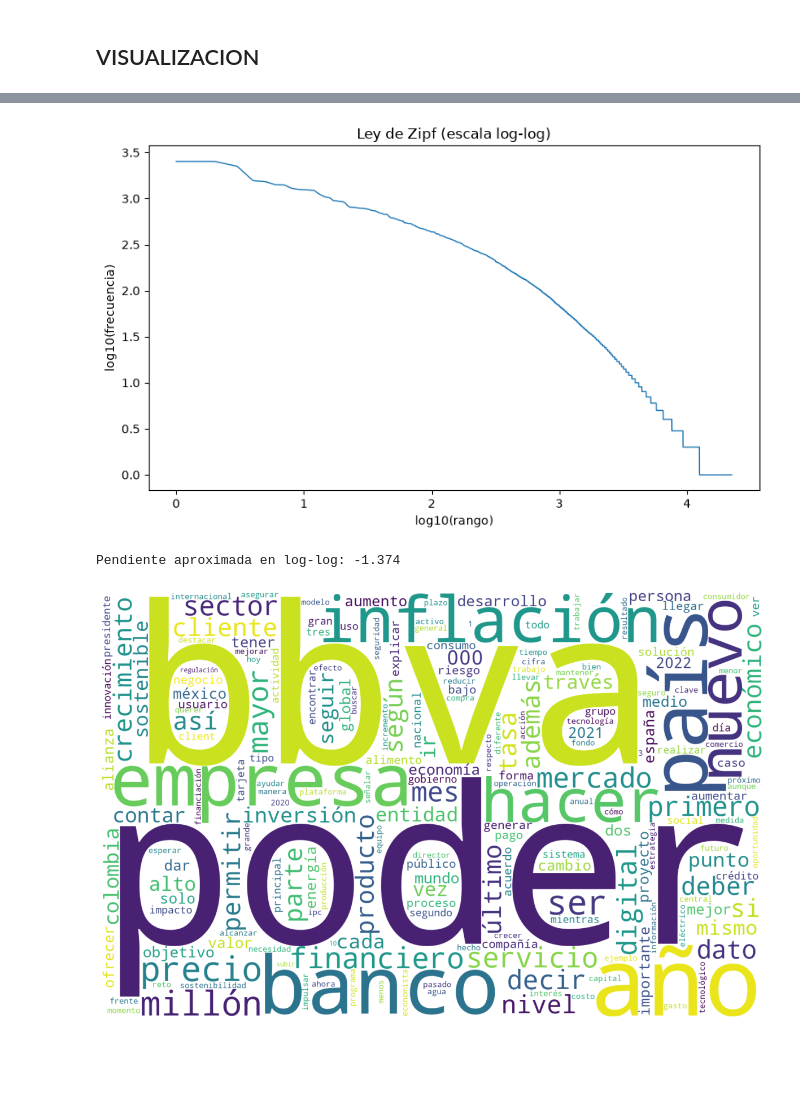
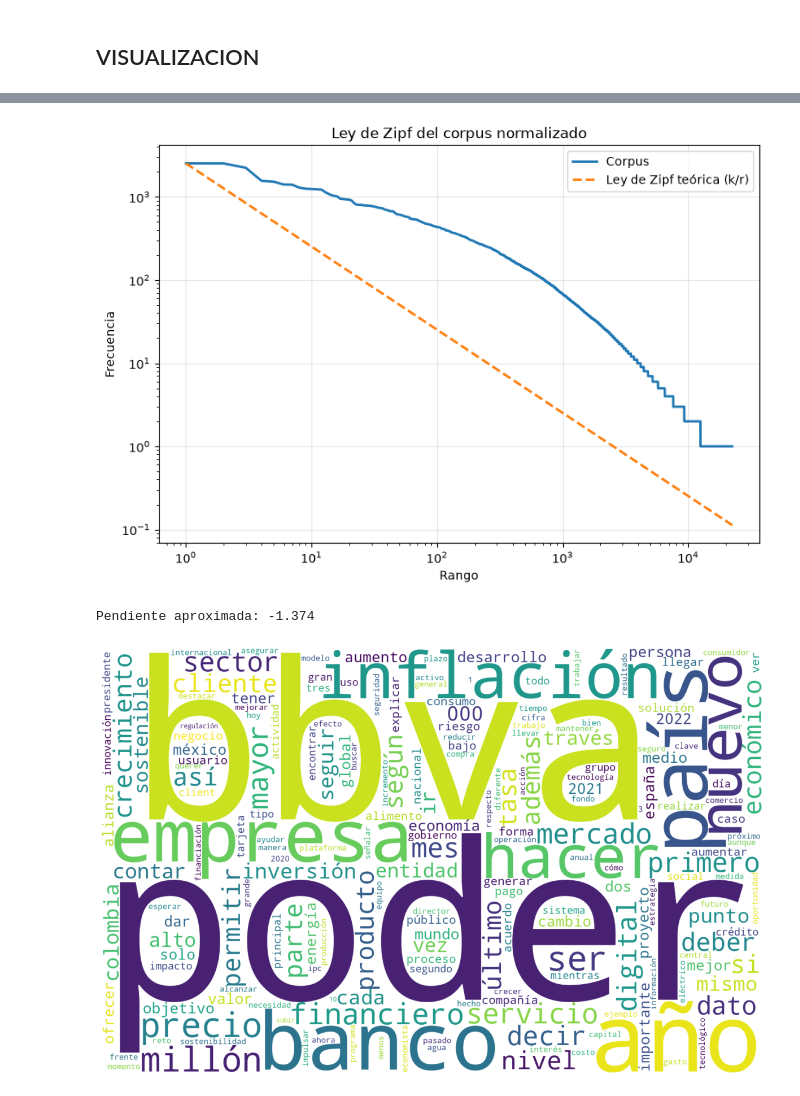
Before and after one commit to Cynthiss/NLP, a Jupyter notebook: Lab_1.ipynb, the cells around one changed output, grey strips where cells are left out. Cells and saved outputs as stored; diff of their text form; code cells hidden in the pictures; blank space fills up the shorter version.

```diff
--- a/Lab_1.ipynb
+++ b/Lab_1.ipynb
@@ -311,25 +345,42 @@ plt.show()
 # %%
 
 # Ley de Zipf
 
 freq_sorted = np.array(sorted(freq.values(), reverse=True))
 ranks = np.arange(1, len(freq_sorted) + 1)
 
-# Ajuste lineal en escala log-log para ver la pendiente aproximada
+# Pendiente aproximada
 zipf_slope, zipf_intercept = np.polyfit(np.log10(ranks), np.log10(freq_sorted), 1)
 
-plt.figure(figsize=(8, 5))
-plt.plot(np.log10(ranks), np.log10(freq_sorted), linewidth=1)
-plt.title("Ley de Zipf (escala log-log)")
-plt.xlabel("log10(rango)")
-plt.ylabel("log10(frecuencia)")
-plt.tight_layout()
+# Curva teórica
+zipf_theoretical = freq_sorted[0] / ranks
+
+plt.figure(figsize=(9,6))
+
+plt.plot(ranks, freq_sorted,
+         label="Corpus",
+         linewidth=2)
+
+plt.plot(ranks, zipf_theoretical,
+         "--",
+         label="Ley de Zipf teórica (k/r)",
+         linewidth=2)
+
+plt.xscale("log")
+plt.yscale("log")
+
+plt.title("Ley de Zipf del corpus normalizado")
+plt.xlabel("Rango")
+plt.ylabel("Frecuencia")
+plt.grid(alpha=0.3)
+plt.legend()
+
 plt.show()
 
-print(f"Pendiente aproximada en log-log: {zipf_slope:.3f}")
+print(f"Pendiente aproximada: {zipf_slope:.3f}")
 # %% [output]
-[figure, old version]
+[figure, new version]
-Pendiente aproximada en log-log: -1.374
+Pendiente aproximada: -1.374
 # %%
 
 
```
Also changed, not shown: parts of 2 cells of this notebook.
